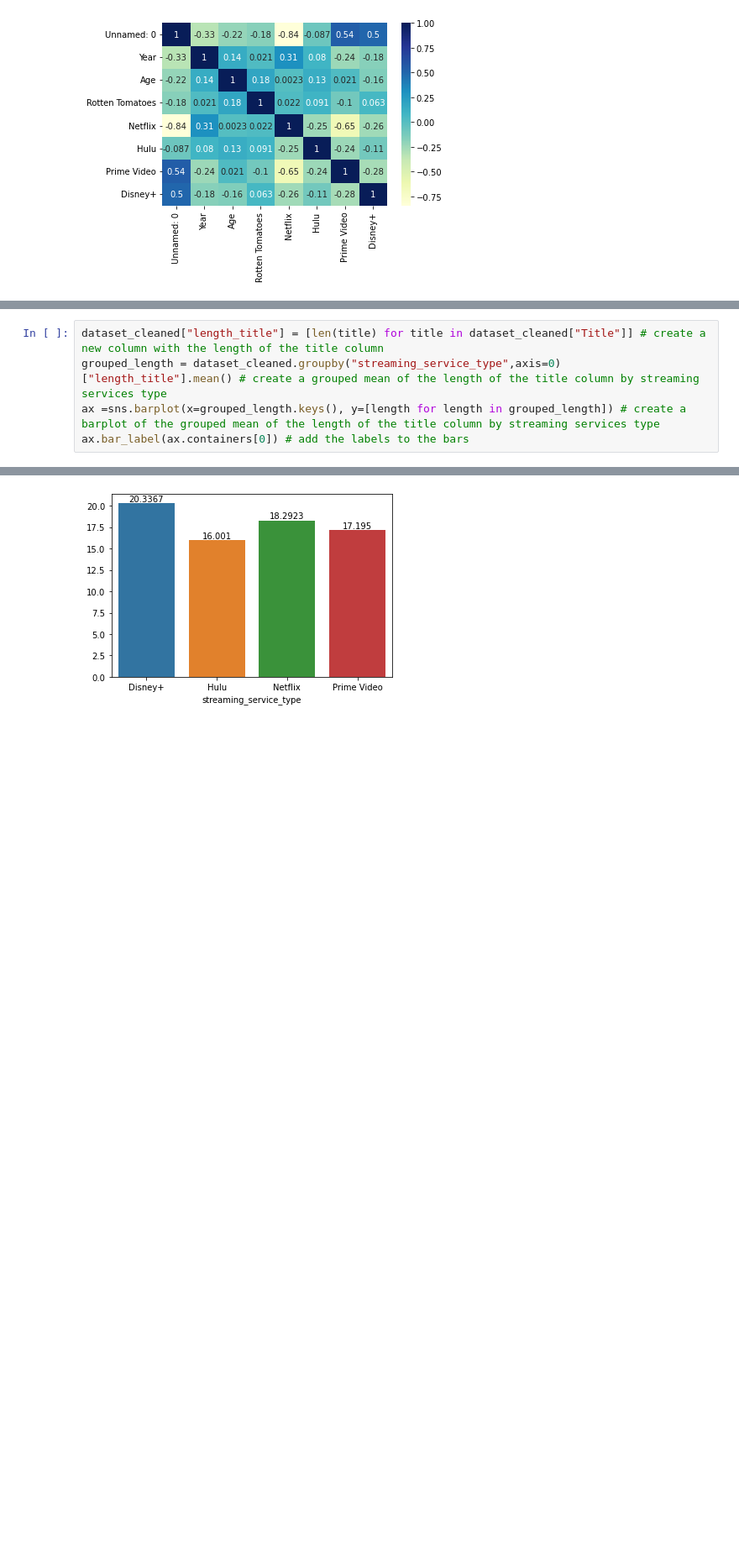
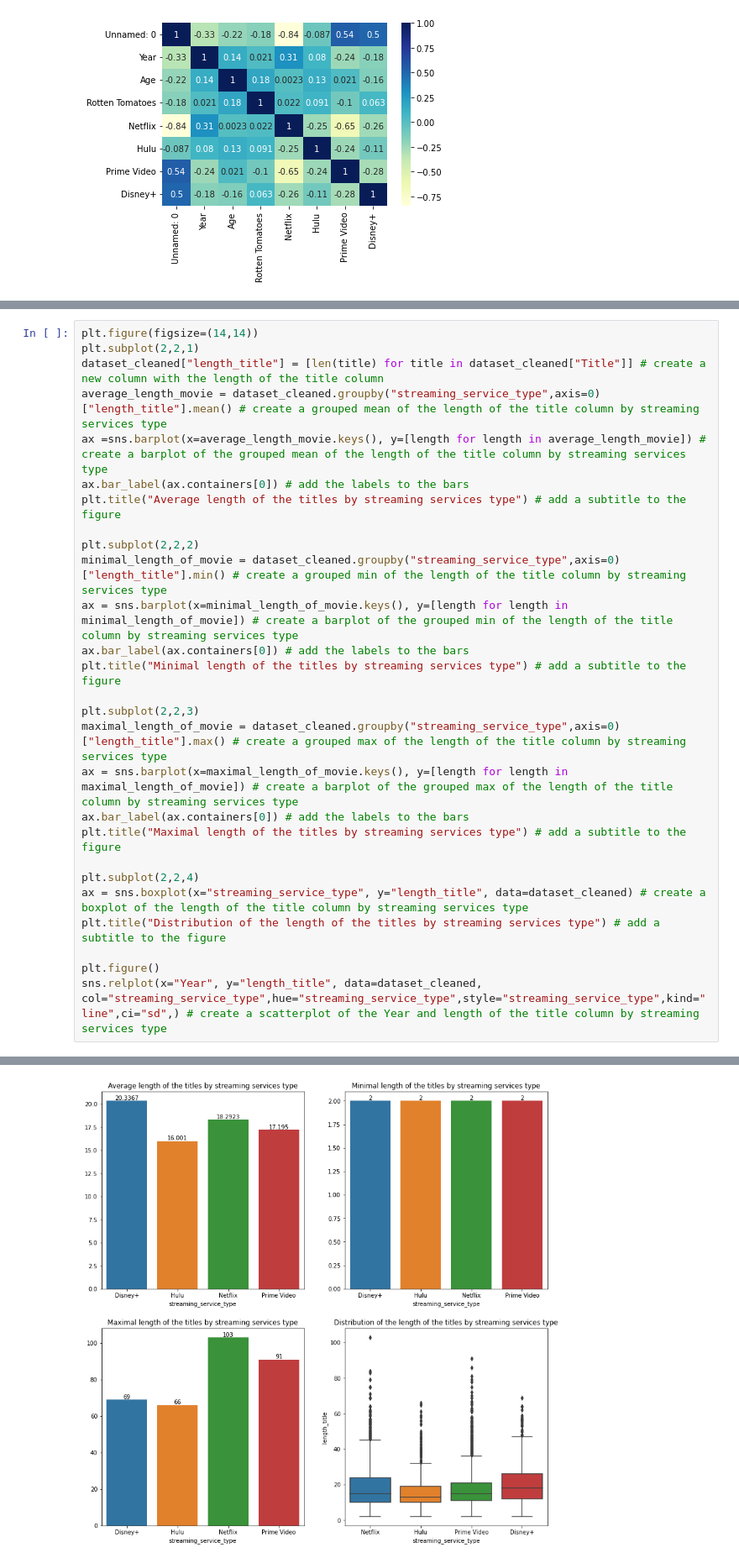
Before and after one commit to PrzemQQ/streaming_services_analyse, a Jupyter notebook: main.ipynb, the cells around one changed output, grey strips where cells are left out. Shown at 84% size. Cells and saved outputs as stored; diff of their text form; blank space fills up the shorter version.

```diff
--- a/main.ipynb
+++ b/main.ipynb
@@ -205,6 +207,28 @@ sns.heatmap(dataset_cleaned.corr(), annot=True, cmap="YlGnBu") # create a heatma
 # %%
+plt.figure(figsize=(14,14))
+plt.subplot(2,2,1)
 dataset_cleaned["length_title"] = [len(title) for title in dataset_cleaned["Title"]] # create a new column with the length of the title column
-grouped_length = dataset_cleaned.groupby("streaming_service_type",axis=0)["length_title"].mean() # create a grouped mean of the length of the title column by streaming services type
-ax =sns.barplot(x=grouped_length.keys(), y=[length for length in grouped_length]) # create a barplot of the grouped mean of the length of the title column by streaming services type
+average_length_movie = dataset_cleaned.groupby("streaming_service_type",axis=0)["length_title"].mean() # create a grouped mean of the length of the title column by streaming services type
+ax =sns.barplot(x=average_length_movie.keys(), y=[length for length in average_length_movie]) # create a barplot of the grouped mean of the length of the title column by streaming services type
 ax.bar_label(ax.containers[0]) # add the labels to the bars
+plt.title("Average length of the titles by streaming services type") # add a subtitle to the figure
+
+plt.subplot(2,2,2)
+minimal_length_of_movie = dataset_cleaned.groupby("streaming_service_type",axis=0)["length_title"].min() # create a grouped min of the length of the title column by streaming services type
+ax = sns.barplot(x=minimal_length_of_movie.keys(), y=[length for length in minimal_length_of_movie]) # create a barplot of the grouped min of the length of the title column by streaming services type
+ax.bar_label(ax.containers[0]) # add the labels to the bars
+plt.title("Minimal length of the titles by streaming services type") # add a subtitle to the figure
+
+plt.subplot(2,2,3)
+maximal_length_of_movie = dataset_cleaned.groupby("streaming_service_type",axis=0)["length_title"].max() # create a grouped max of the length of the title column by streaming services type
+ax = sns.barplot(x=maximal_length_of_movie.keys(), y=[length for length in maximal_length_of_movie]) # create a barplot of the grouped max of the length of the title column by streaming services type
+ax.bar_label(ax.containers[0]) # add the labels to the bars
+plt.title("Maximal length of the titles by streaming services type") # add a subtitle to the figure
+
+plt.subplot(2,2,4)
+ax = sns.boxplot(x="streaming_service_type", y="length_title", data=dataset_cleaned) # create a boxplot of the length of the title column by streaming services type
+plt.title("Distribution of the length of the titles by streaming services type") # add a subtitle to the figure
+
+plt.figure()
+sns.relplot(x="Year", y="length_title", data=dataset_cleaned, col="streaming_service_type",hue="streaming_service_type",style="streaming_service_type",kind="line",ci="sd",) # create a scatterplot of the Year and length of the title column by streaming services type
 # %% [output]
@@ -215 +236 @@ ax.bar_label(ax.containers[0]) # add the labels to the bars
-[figure, old version]
+[figure, new version]
```
Also changed, not shown: parts of 9 cells of this notebook, 1 other file.
